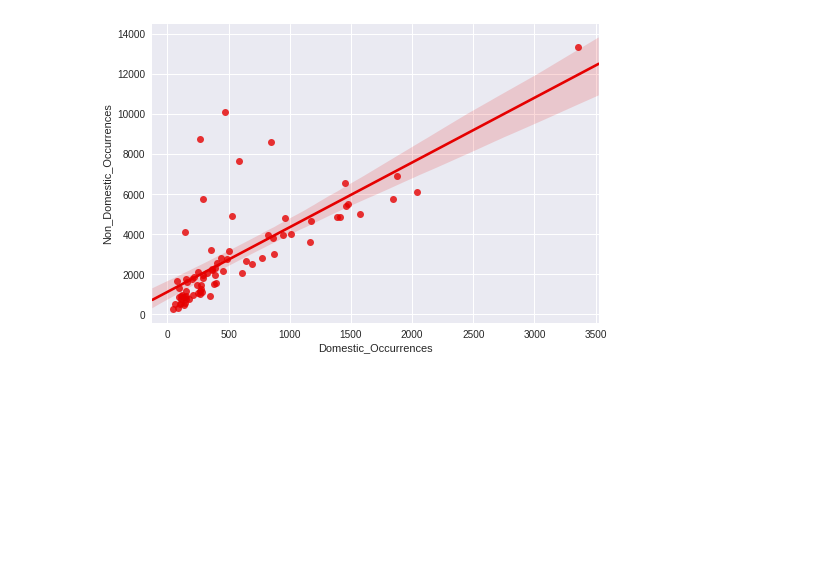
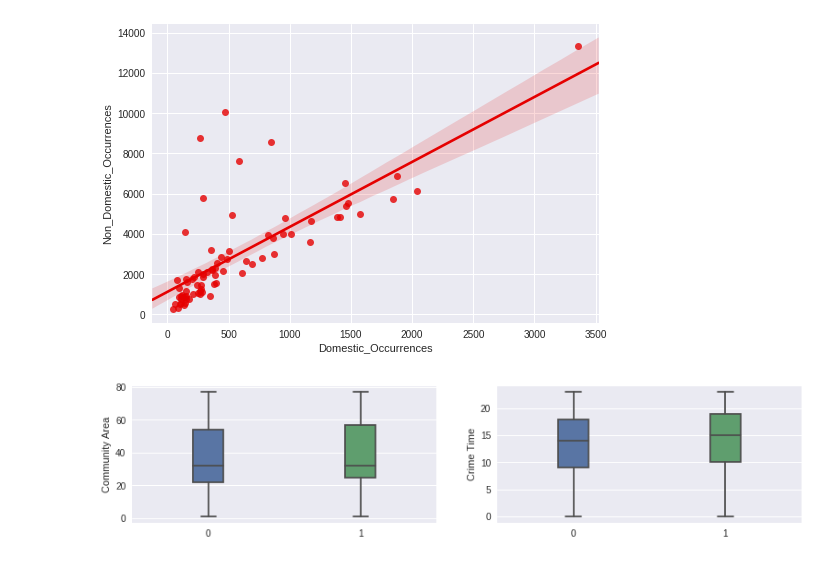
Before and after one commit to if1015-datascience-ufpe/2017-2-projeto-ajgan-rlsma-rcrs3, a Jupyter notebook: Project.ipynb, the cells around one changed output. Cells and saved outputs as stored; diff of their text form; code cells hidden in the pictures; blank space fills up the shorter version.

```diff
--- a/Project.ipynb
+++ b/Project.ipynb
@@ -67,6 +68,7 @@ time = list(map(def_time, crimes_upd.itertuples(index = False)))
 
 crimes_upd['Crime Time'] = time
 # %%
+week_days = ['Monday', 'Tuesday', 'Wednesday', 'Thursday', 'Friday', 'Saturday', 'Sunday']
 def def_weekday(row):
     expression = re.search('(\d+)\/(\d+)\/(\d+)', row[0])
     month = int(expression.group(1))
@@ -74,13 +76,12 @@ def def_weekday(row):
     year = int(expression.group(3))
 
     day_number = date(year, month, day).weekday()
-    week_days = ['Monday', 'Tuesday', 'Wednesday', 'Thursday', 'Friday', 'Saturday', 'Sunday']
-    day = ""
+    day_str = ""
     for i in range(len(week_days)):
         if day_number == i:
-            day = week_days[i]
+            day_str = week_days[i]
 
-    return day
+    return day_str
 
 
 weekdays = list(map(def_weekday, crimes_upd.itertuples(index = False)))
@@ -1045,3 +1046,15 @@ sns.regplot(x = crimes_area_info['Domestic_Occurrences'], y = crimes_area_info['
 plt.show()
 # %% [output]
 [figure]
+# %%
+fig, axes = plt.subplots(2,2,figsize=(13,6))
+sns.boxplot(x='Arrest',y='Community Area',data=crimes_upd,ax=axes[0][0],width=.2)
+sns.boxplot(x='Arrest',y='Crime Time',data=crimes_upd,ax=axes[0][1],width=.2)
+#sns.boxplot(x='prognostico',y=prostate.prognostico.value_counts(),data=prostate,ax=axes[1][2])
+axes[0][0].xaxis.label.set_visible(False)
+axes[0][1].xaxis.label.set_visible(False)
+fig.delaxes(axes[1][0])
+fig.delaxes(axes[1][1])
+plt.show()
+# %% [output]
+[figure, added]
```
Also changed, not shown: parts of 3 cells of this notebook, 1 other file.
